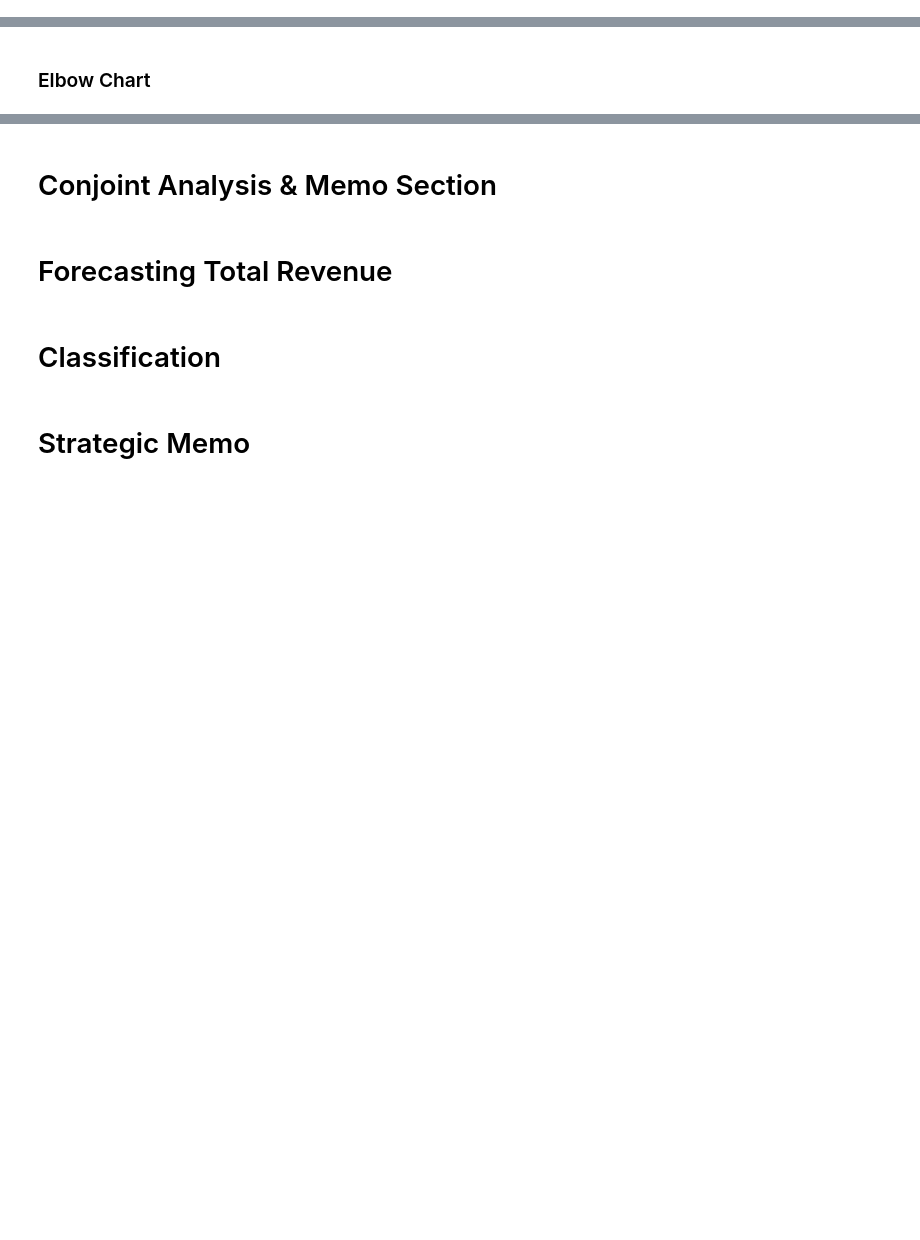
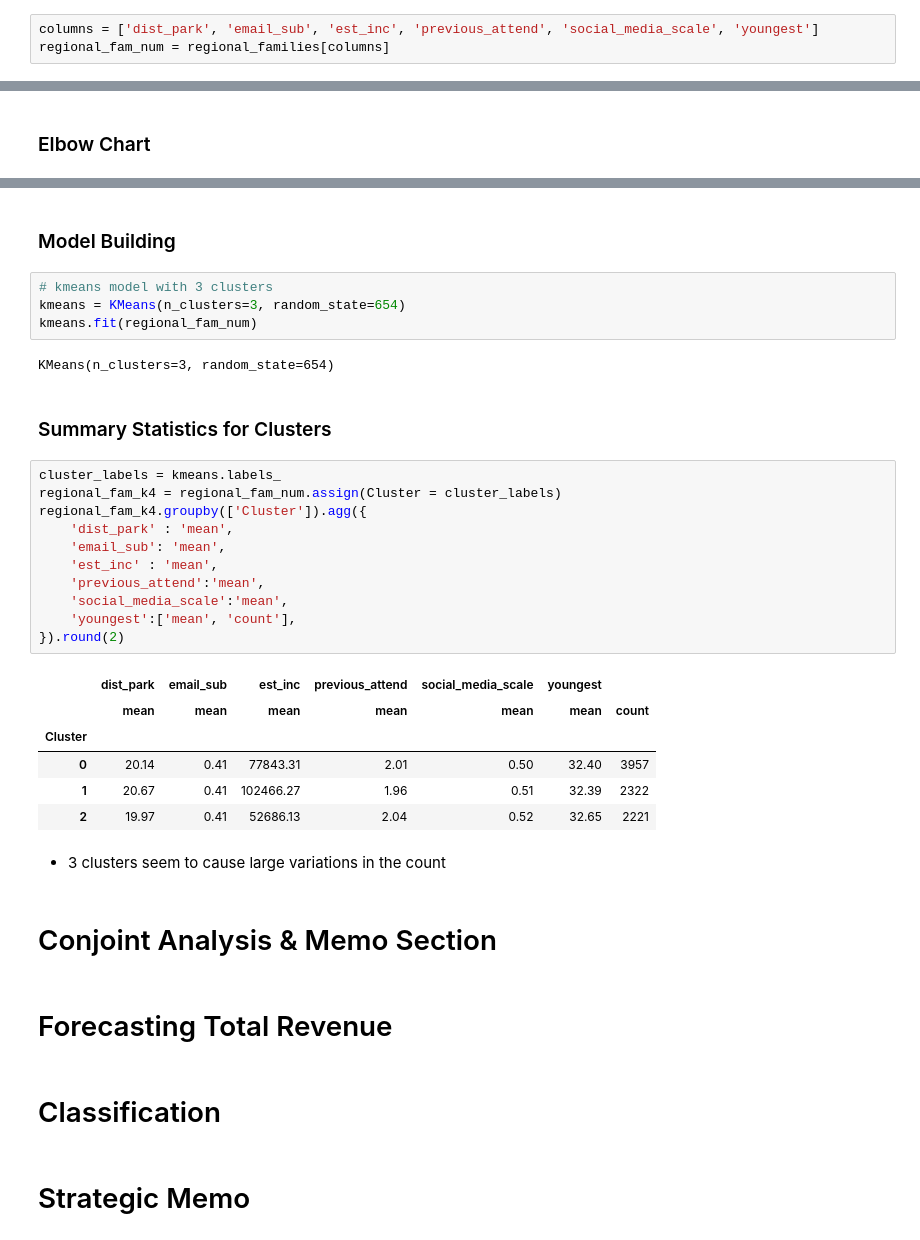
Before and after one commit to dz080/AD654_FinalProject, a Jupyter notebook: SemesterProject_JPD18.ipynb, the cells around one changed output, grey strips where cells are left out. Drawn from its saved outputs; the diff is of its cells as text; blank space fills up the shorter version.

Commit message:
kmeans

```diff
--- a/SemesterProject_JPD18.ipynb
+++ b/SemesterProject_JPD18.ipynb
@@ -275,0 +251,3 @@ regional_fam_num['email_sub'] = regional_fam_num['email_sub'].apply(lambda x: 1
+# %%
+columns = ['dist_park', 'email_sub', 'est_inc', 'previous_attend', 'social_media_scale', 'youngest']
+regional_fam_num = regional_families[columns]
@@ -298,4 +275,34 @@ sns.pointplot(x=list(sse.keys()), y=list(sse.values()));
 [figure]
+# %% [markdown]
+### Model Building
+# %%
+# kmeans model with 3 clusters
+kmeans = KMeans(n_clusters=3, random_state=654)
+kmeans.fit(regional_fam_num)
+# %% [output]
+KMeans(n_clusters=3, random_state=654)
+# %% [markdown]
+### Summary Statistics for Clusters
+# %%
+cluster_labels = kmeans.labels_
+regional_fam_k4 = regional_fam_num.assign(Cluster = cluster_labels)
+regional_fam_k4.groupby(['Cluster']).agg({
+    'dist_park' : 'mean',
+    'email_sub': 'mean',
+    'est_inc' : 'mean',
+    'previous_attend':'mean',
+    'social_media_scale':'mean',
+    'youngest':['mean', 'count'],
+}).round(2)
+# %% [output]
+|  | dist_park | email_sub | est_inc | previous_attend | social_media_scale | youngest |  |
+|  | mean | mean | mean | mean | mean | mean | count |
+| Cluster |  |  |  |  |  |  |  |
+| 0 | 20.14 | 0.41 | 77843.31 | 2.01 | 0.50 | 32.40 | 3957 |
+| 1 | 20.67 | 0.41 | 102466.27 | 1.96 | 0.51 | 32.39 | 2322 |
+| 2 | 19.97 | 0.41 | 52686.13 | 2.04 | 0.52 | 32.65 | 2221 |
+# %% [markdown]
+- 3 clusters seem to cause large variations in the count
 # %% [markdown]
 # Conjoint Analysis & Memo Section
 # %% [markdown]
```
Also changed, not shown: parts of 16 cells of this notebook.
